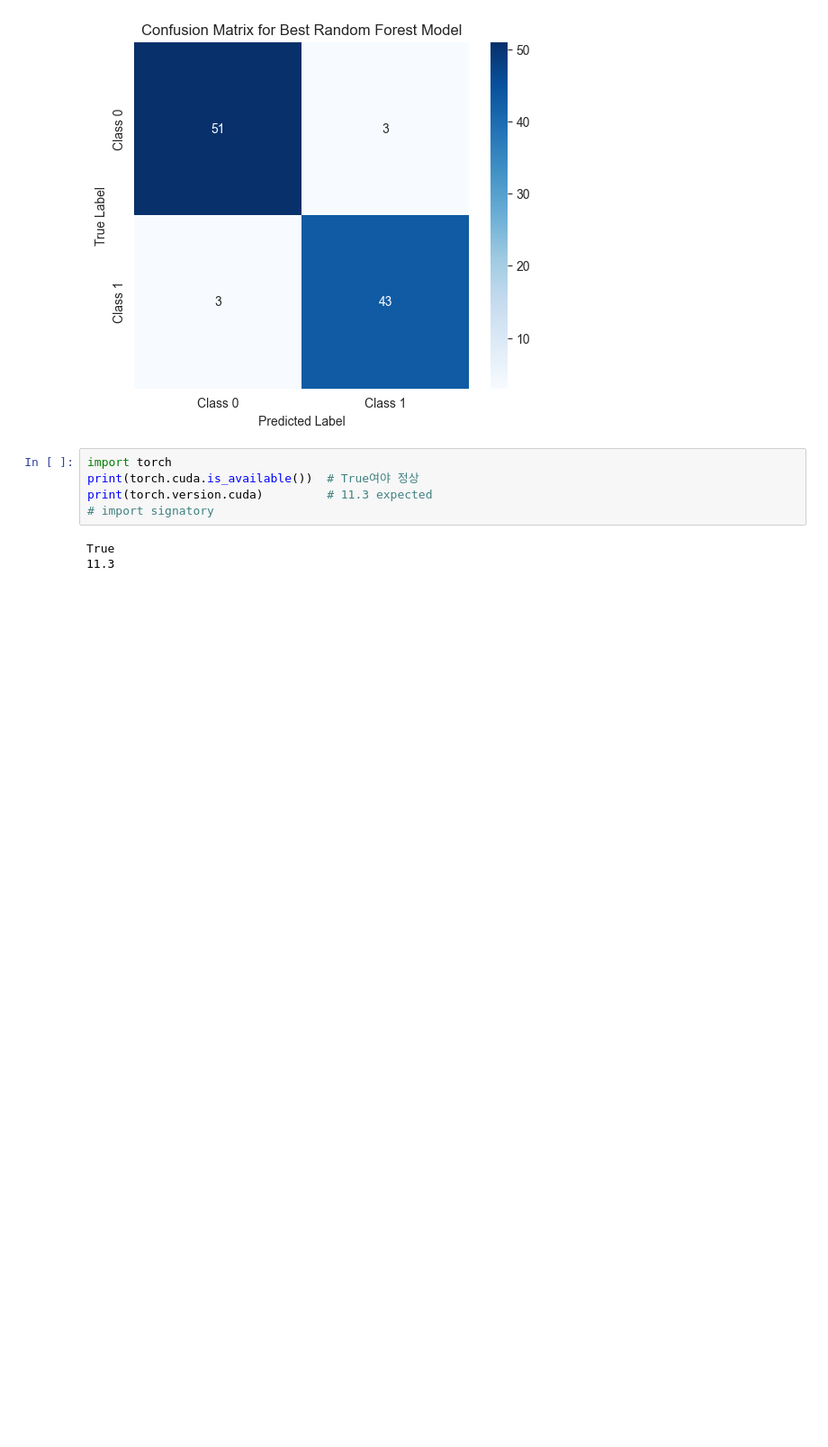
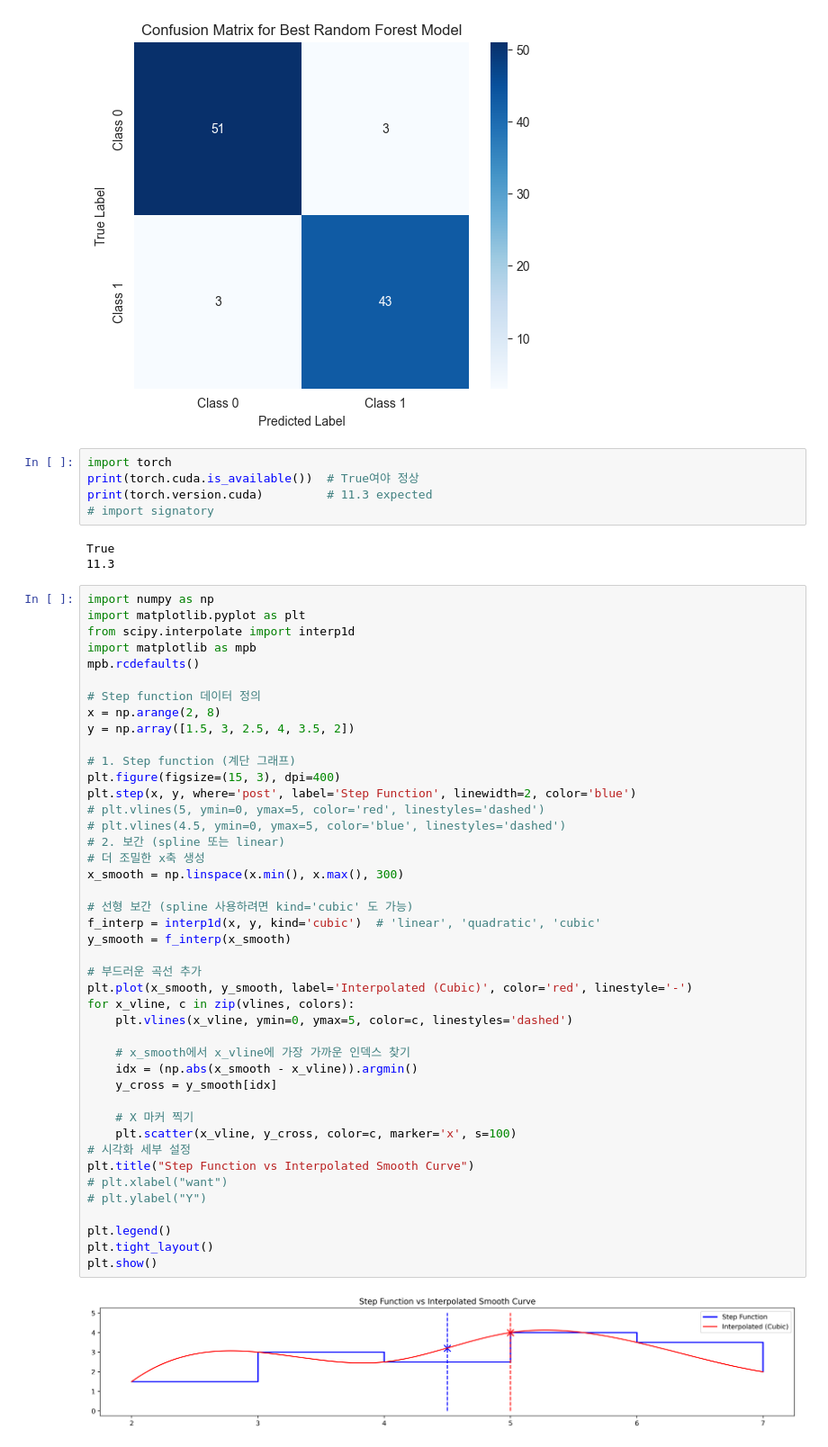
Before and after one commit to kimjuhwan1234/Study_DL_and_Coding, a Jupyter notebook: Baekjoon.ipynb, the cells around one changed output. Shown at 90% size. Cells and saved outputs as stored; diff of their text form; blank space fills up the shorter version.

```diff
--- a/Baekjoon.ipynb
+++ b/Baekjoon.ipynb
@@ -3733,3 +3733,48 @@ print(torch.version.cuda)         # 11.3 expected
 # %% [output]
 True
 11.3
+# %%
+import numpy as np
+import matplotlib.pyplot as plt
+from scipy.interpolate import interp1d
+import matplotlib as mpb
+mpb.rcdefaults()
+
+# Step function 데이터 정의
+x = np.arange(2, 8)
+y = np.array([1.5, 3, 2.5, 4, 3.5, 2])
+
+# 1. Step function (계단 그래프)
+plt.figure(figsize=(15, 3), dpi=400)
+plt.step(x, y, where='post', label='Step Function', linewidth=2, color='blue')
+# plt.vlines(5, ymin=0, ymax=5, color='red', linestyles='dashed')
+# plt.vlines(4.5, ymin=0, ymax=5, color='blue', linestyles='dashed')
+# 2. 보간 (spline 또는 linear)
+# 더 조밀한 x축 생성
+x_smooth = np.linspace(x.min(), x.max(), 300)
+
+# 선형 보간 (spline 사용하려면 kind='cubic' 도 가능)
+f_interp = interp1d(x, y, kind='cubic')  # 'linear', 'quadratic', 'cubic'
+y_smooth = f_interp(x_smooth)
+
+# 부드러운 곡선 추가
+plt.plot(x_smooth, y_smooth, label='Interpolated (Cubic)', color='red', linestyle='-')
+for x_vline, c in zip(vlines, colors):
+    plt.vlines(x_vline, ymin=0, ymax=5, color=c, linestyles='dashed')
+
+    # x_smooth에서 x_vline에 가장 가까운 인덱스 찾기
+    idx = (np.abs(x_smooth - x_vline)).argmin()
+    y_cross = y_smooth[idx]
+
+    # X 마커 찍기
+    plt.scatter(x_vline, y_cross, color=c, marker='x', s=100)
+# 시각화 세부 설정
+plt.title("Step Function vs Interpolated Smooth Curve")
+# plt.xlabel("want")
+# plt.ylabel("Y")
+
+plt.legend()
+plt.tight_layout()
+plt.show()
+# %% [output]
+[figure, added]
```
Also changed, not shown: parts of 1 cell of this notebook, 20 other files.
